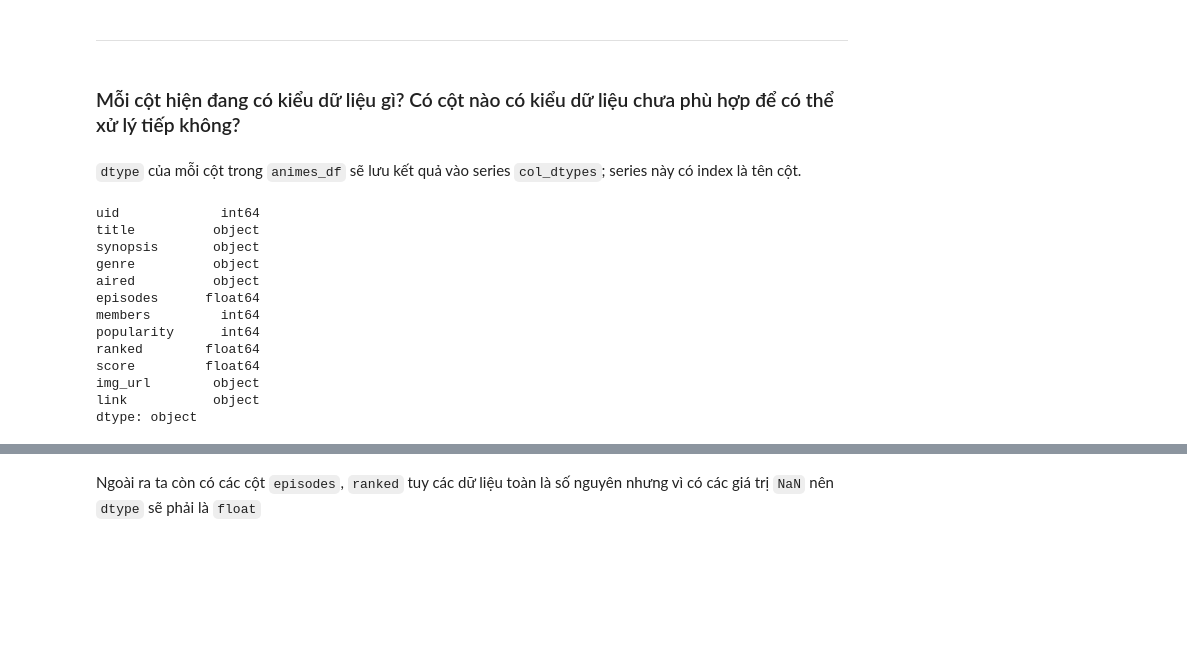
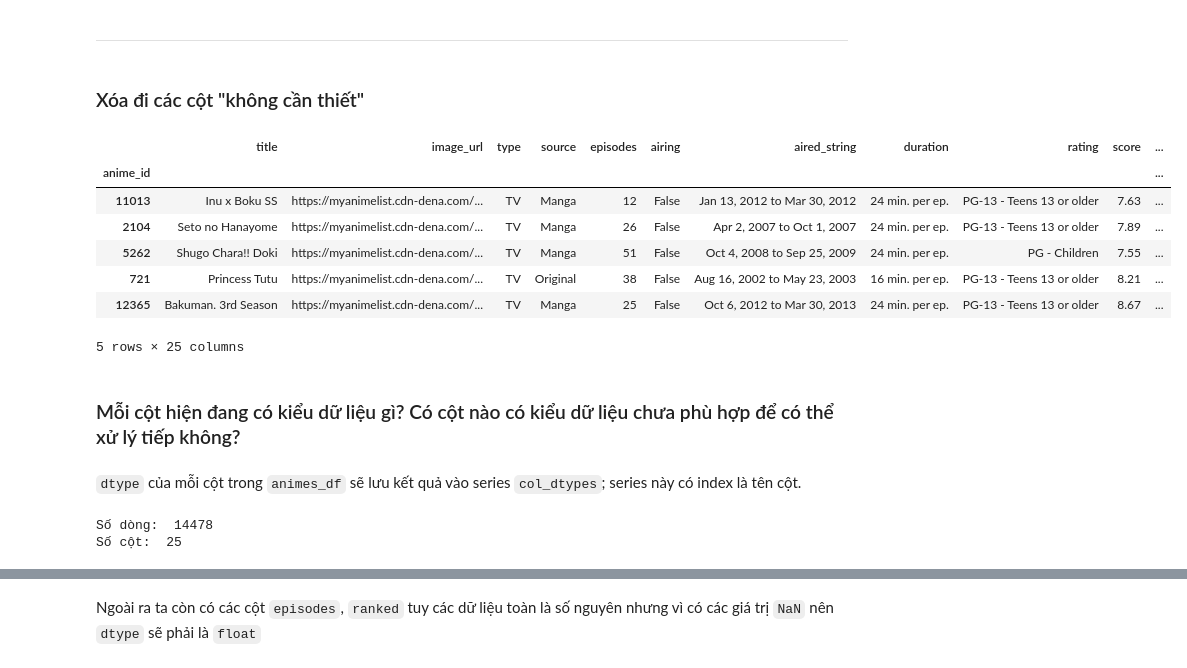
Before and after one commit to hungngocphat01/HCMUS-IntroDataSc-FinalProj, a Jupyter notebook: FINAL.ipynb, the cells around one changed output, grey strips where cells are left out. Saved outputs shown, nothing was run; the diff lists cells and outputs as text; code cells hidden in the pictures; blank space fills up the shorter version.

```diff
--- a/FINAL.ipynb
+++ b/FINAL.ipynb
@@ -75,23 +116,30 @@ Như vậy nghĩa là không có dòng nào bị lặp
 # %% [markdown]
 ---
-# %% [markdown]
-### Mỗi cột hiện đang có kiểu dữ liệu gì? Có cột nào có kiểu dữ liệu chưa phù hợp để có thể xử lý tiếp không?
+# %% [markdown]
+### Xóa đi các cột "không cần thiết"
+# %%
+del_cols = ['title_english', 'title_japanese', 'title_synonyms', 'status', 'aired']
+animes_df = animes_df.drop(del_cols, axis=1)
+animes_df.set_index('anime_id', inplace=True)
+animes_df.head()
+# %% [output]
+|  | title | image_url | type | source | episodes | airing | aired_string | duration | rating | score | ... |
+| anime_id |  |  |  |  |  |  |  |  |  |  | ... |
+| 11013 | Inu x Boku SS | https://myanimelist.cdn-dena.com/... | TV | Manga | 12 | False | Jan 13, 2012 to Mar 30, 2012 | 24 min. per ep. | PG-13 - Teens 13 or older | 7.63 | ... |
+| 2104 | Seto no Hanayome | https://myanimelist.cdn-dena.com/... | TV | Manga | 26 | False | Apr 2, 2007 to Oct 1, 2007 | 24 min. per ep. | PG-13 - Teens 13 or older | 7.89 | ... |
+| 5262 | Shugo Chara!! Doki | https://myanimelist.cdn-dena.com/... | TV | Manga | 51 | False | Oct 4, 2008 to Sep 25, 2009 | 24 min. per ep. | PG - Children | 7.55 | ... |
+| 721 | Princess Tutu | https://myanimelist.cdn-dena.com/... | TV | Original | 38 | False | Aug 16, 2002 to May 23, 2003 | 16 min. per ep. | PG-13 - Teens 13 or older | 8.21 | ... |
+| 12365 | Bakuman. 3rd Season | https://myanimelist.cdn-dena.com/... | TV | Manga | 25 | False | Oct 6, 2012 to Mar 30, 2013 | 24 min. per ep. | PG-13 - Teens 13 or older | 8.67 | ... |
+5 rows × 25 columns
+# %% [markdown]
+### Mỗi cột hiện đang có kiểu dữ liệu gì? Có cột nào có kiểu dữ liệu chưa phù hợp để có thể xử lý tiếp không?
 # %% [markdown]
 `dtype` của mỗi cột trong `animes_df` sẽ lưu kết quả vào series `col_dtypes`; series này có index là tên cột.
-# %%
-col_dtypes = animes_df.dtypes
-col_dtypes
-# %% [output]
-uid             int64
-title          object
-synopsis       object
-genre          object
-aired          object
-episodes      float64
-members         int64
-popularity      int64
-ranked        float64
-score         float64
-img_url        object
-link           object
-dtype: object
+# %%
+num_cols = len(animes_df.columns)
+num_rows = len(animes_df.index)
+print('Số dòng: ',num_rows)
+print('Số cột: ',num_cols)
+# %% [output]
+Số dòng:  14478
+Số cột:  25
```
Also changed, not shown: parts of 9 cells of this notebook.
